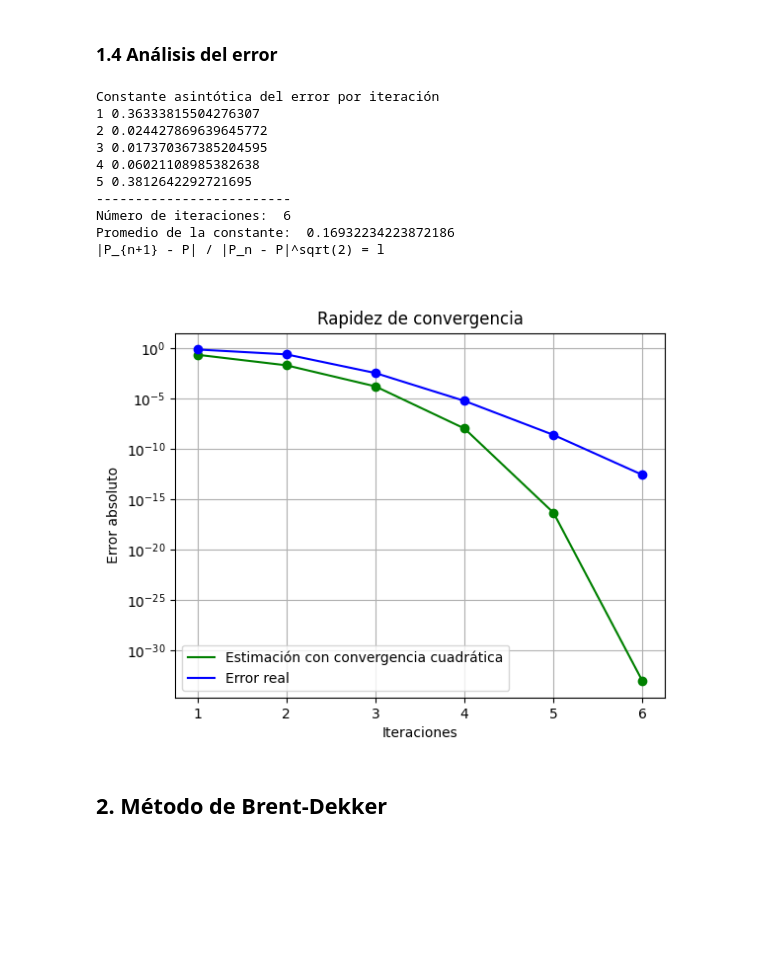
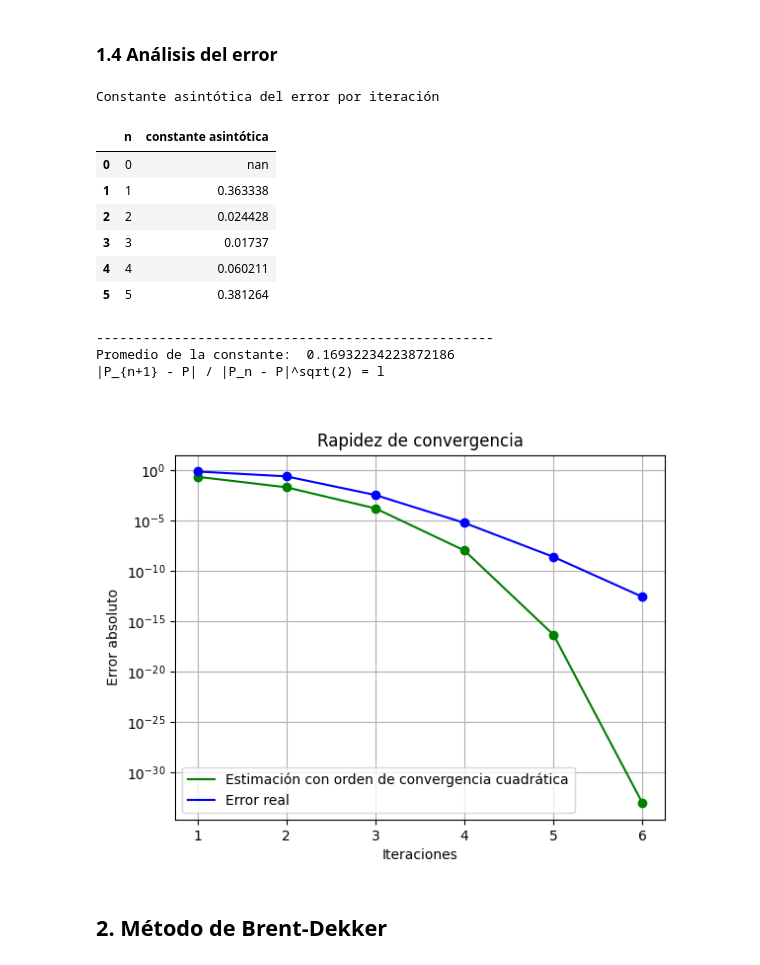
Before and after one commit to MonicaCabanas23/Numerical-Analysis, a Jupyter notebook: Raices-de-funciones-no-lineales.ipynb, the cells around one changed output. Cells and saved outputs as stored; diff of their text form; code cells hidden in the pictures; blank space fills up the shorter version.

Commit message:
Update: adding some features to error analysis

```diff
--- a/Raices-de-funciones-no-lineales.ipynb
+++ b/Raices-de-funciones-no-lineales.ipynb
@@ -216,47 +219,53 @@ True
 # %%
 length = len(table["ERROR"])
 sum = 0
 
-j = np.linspace(1, length, 1)
+table2 = {"n":["0"],
+    "constante asintótica": ["nan"]}
 
 print("Constante asintótica del error por iteración")
 for i in range(0, length-1):
     l = table["ERROR"][i+1]/(table["ERROR"][i])**math.sqrt(2) # Asymptotic error constant
-    print(i+1, l)
+    table2["constante asintótica"].append(l)
+    table2["n"].append(i+1)
     sum += l
-avg = sum / (length - 1)
-print("-------------------------")
-print("Número de iteraciones: ", length)
+
+avg = sum / (length - 1) # Calculating average for the asymptotic error constant
+
+df2 = pd.DataFrame(table2)
+display(df2)
+print("---------------------------------------------------")
 print("Promedio de la constante: ", avg)
 print("|P_{n+1} - P| / |P_n - P|^sqrt(2) = l")
 
 # Taking ridder as a quadratic order of convergence algorithm
 e = lambda n: l**(2**n-1)*(table["ERROR"][0])**2**n
 
 # Taking ridder as a sqrt(2) order of convergence algorithm
 
 plt.plot(table["n"], [e(i) for i in table["n"]], label="Estimación con orden de convergencia cuadrática", color="green")
 plt.plot(table["n"], [e(i) for i in table["n"]], 'o', color="green")
 plt.plot(table["n"], table["ERROR"], label="Error real", color="blue")
 plt.plot(table["n"], table["ERROR"], 'o', color="blue")
 plt.legend(loc = "lower left")
 plt.grid()
 plt.title("Rapidez de convergencia")
 plt.xlabel("Iteraciones")
 plt.ylabel("Error absoluto")
 plt.yscale("log")
 plt.show()
 # %% [output]
 Constante asintótica del error por iteración
-1 0.36333815504276307
-2 0.024427869639645772
-3 0.017370367385204595
-4 0.06021108985382638
-5 0.3812642292721695
--------------------------
-Número de iteraciones:  6
-Promedio de la constante:  0.16932234223872186
-|P_{n+1} - P| / |P_n - P|^sqrt(2) = l
+|  | n | constante asintótica |
+| 0 | 0 | nan |
+| 1 | 1 | 0.363338 |
+| 2 | 2 | 0.024428 |
+| 3 | 3 | 0.01737 |
+| 4 | 4 | 0.060211 |
+| 5 | 5 | 0.381264 |
+---------------------------------------------------
+Promedio de la constante:  0.16932234223872186
+|P_{n+1} - P| / |P_n - P|^sqrt(2) = l
-[figure, old version]
+[figure, new version]
 # %% [markdown]
 ## 2. Método de Brent-Dekker
```
Also changed, not shown: parts of 3 cells of this notebook.
